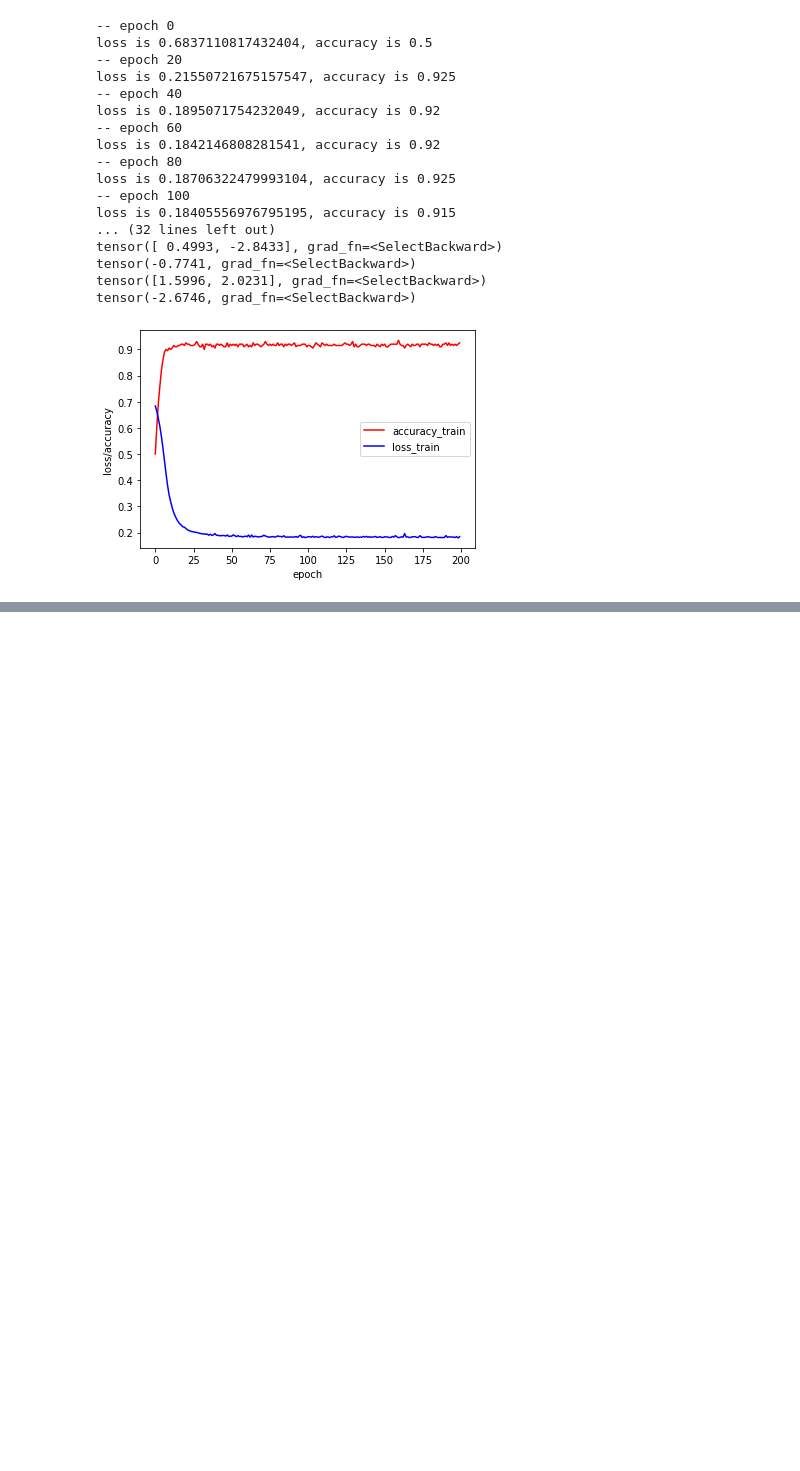
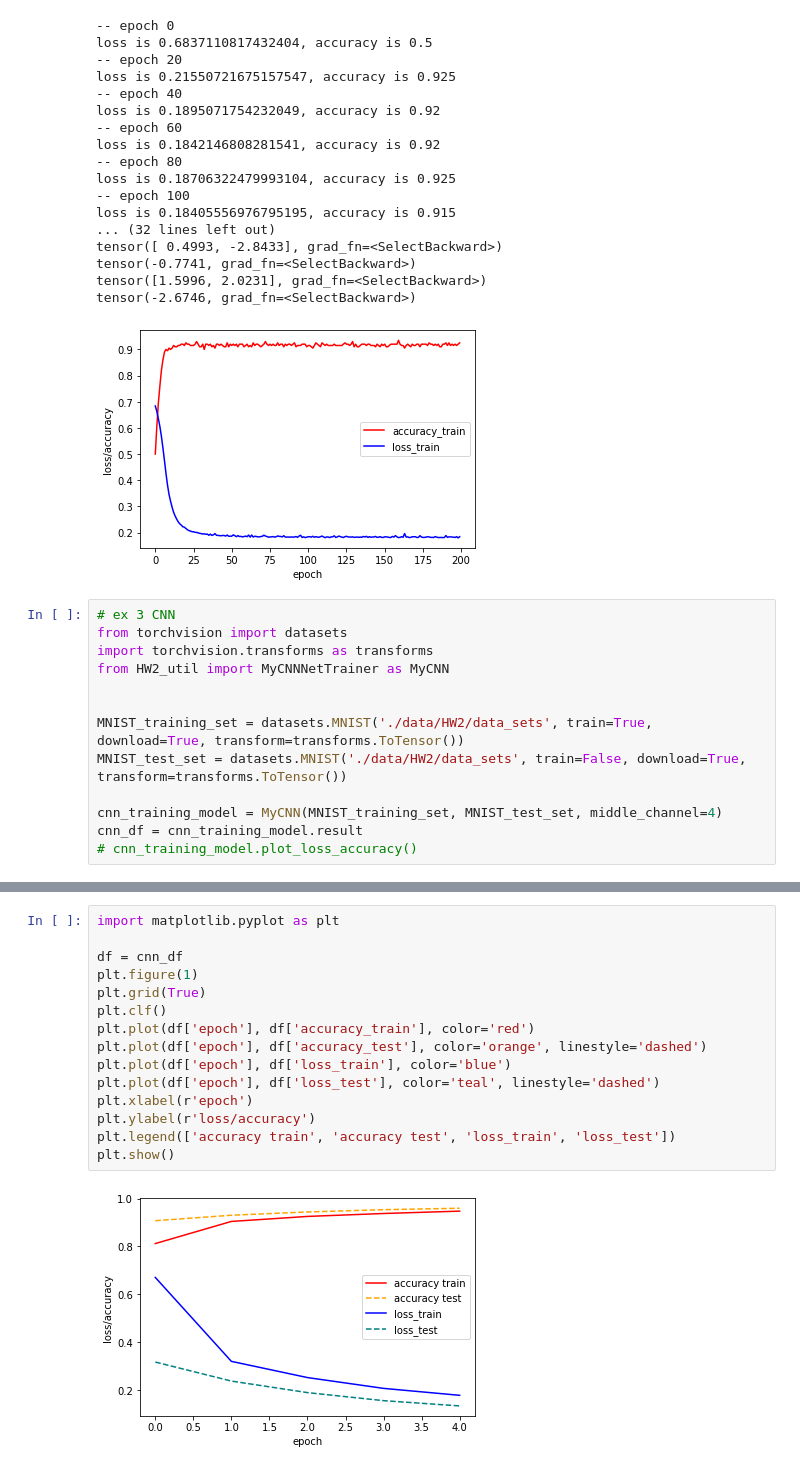
Before and after one commit to foundwonder/APM598_Deep_Neural_Networks, a Jupyter notebook: HW2_20200216_01.ipynb, the cells around one changed output, grey strips where cells are left out. Drawn from its saved outputs; the diff is of its cells as text; blank space fills up the shorter version.

Commit message:
train a CNN net on MNIST Fashion data set and plot the result

```diff
--- a/HW2_20200216_01.ipynb
+++ b/HW2_20200216_01.ipynb
@@ -67,3 +67,16 @@ tensor(-0.7741, grad_fn=<SelectBackward>)
 tensor([1.5996, 2.0231], grad_fn=<SelectBackward>)
 tensor(-2.6746, grad_fn=<SelectBackward>)
 [figure]
+# %%
+# ex 3 CNN
+from torchvision import datasets
+import torchvision.transforms as transforms
+from HW2_util import MyCNNNetTrainer as MyCNN
+
+
+MNIST_training_set = datasets.MNIST('./data/HW2/data_sets', train=True, download=True, transform=transforms.ToTensor())
+MNIST_test_set = datasets.MNIST('./data/HW2/data_sets', train=False, download=True, transform=transforms.ToTensor())
+
+cnn_training_model = MyCNN(MNIST_training_set, MNIST_test_set, middle_channel=4)
+cnn_df = cnn_training_model.result
+# cnn_training_model.plot_loss_accuracy()
@@ -69,0 +102,17 @@ tensor(-2.6746, grad_fn=<SelectBackward>)
+# %%
+import matplotlib.pyplot as plt
+
+df = cnn_df
+plt.figure(1)
+plt.grid(True)
+plt.clf()
+plt.plot(df['epoch'], df['accuracy_train'], color='red')
+plt.plot(df['epoch'], df['accuracy_test'], color='orange', linestyle='dashed')
+plt.plot(df['epoch'], df['loss_train'], color='blue')
+plt.plot(df['epoch'], df['loss_test'], color='teal', linestyle='dashed')
+plt.xlabel(r'epoch')
+plt.ylabel(r'loss/accuracy')
+plt.legend(['accuracy train', 'accuracy test', 'loss_train', 'loss_test'])
+plt.show()
+# %% [output]
+[figure, added]
```
Also changed, not shown: parts of 1 cell of this notebook, 1 other file.
